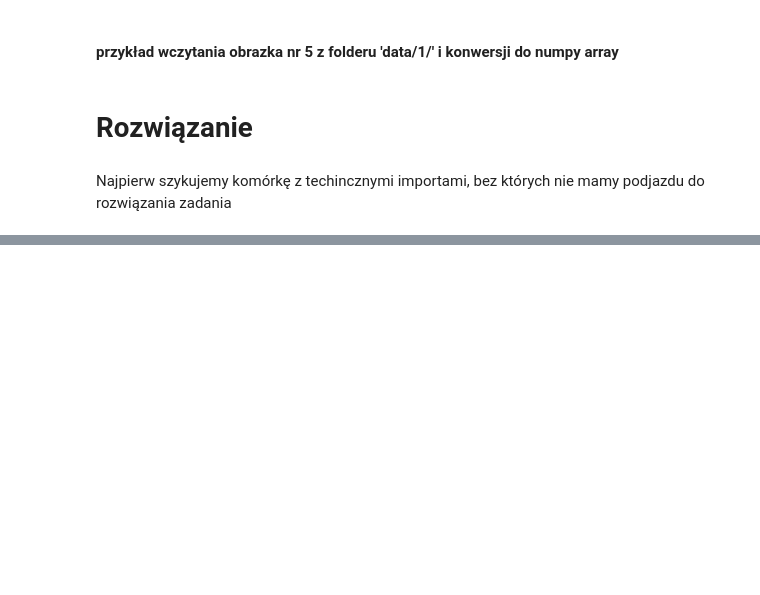
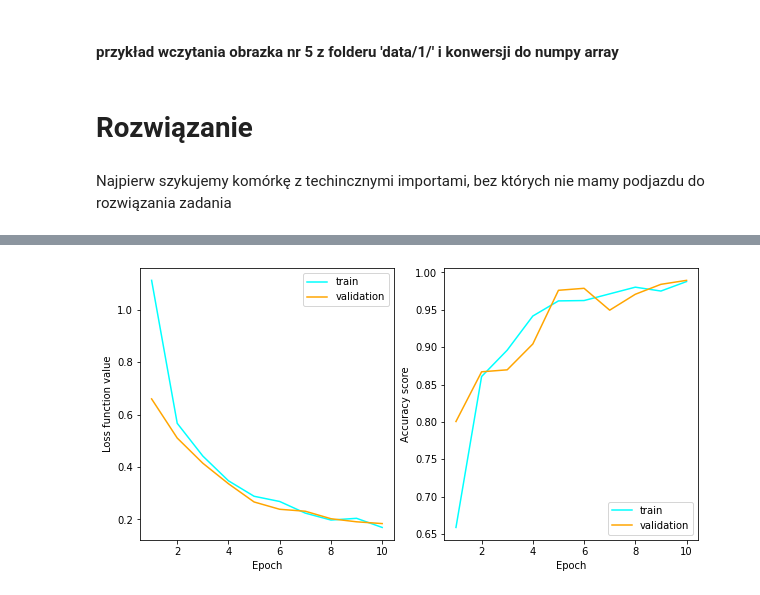
Before and after one commit to K4cp3rski/ML_FUW, a Jupyter notebook: Cybiński_Praca_domowa_3.ipynb, the cells around one changed output, grey strips where cells are left out. Drawn from its saved outputs; the diff is of its cells as text; code cells hidden in the pictures; blank space fills up the shorter version.

```diff
--- a/Cybiński_Praca_domowa_3.ipynb
+++ b/Cybiński_Praca_domowa_3.ipynb
@@ -129,0 +214,2 @@ rng = np.random.RandomState(seed)
+# %%
+train_set, test_set, train_labels, test_labels = train_test_split_tensors(images, labels, test_size=0.3, shuffle=True, stratify=labels)
@@ -129,0 +251,16 @@ rng = np.random.RandomState(seed)
+# %%
+def getModelWithRegularisation(nFilters, kernel_size, pool_size, nNeurons, nHiddenLayers, dropout_rate, l2_lambda, inputShape, outputWidth):
+    inputs = tf.keras.Input(shape=inputShape)
+    x = inputs
+    x = (tf.keras.layers.Rescaling(1./255))(x)
+    for iHidden in range(nHiddenLayers):
+        x = tf.keras.layers.Conv2D(filters=nFilters, kernel_size=kernel_size, activation=tf.nn.relu, kernel_regularizer=tf.keras.regularizers.l2(l2_lambda))(x)
+        x = tf.keras.layers.MaxPooling2D(pool_size=pool_size)(x)
+        x = tf.keras.layers.Dropout(dropout_rate)(x)
+
+    x = tf.keras.layers.Flatten()(x)
+    x = tf.keras.layers.Dense(nNeurons, activation=tf.nn.relu, kernel_regularizer=tf.keras.regularizers.l2(l2_lambda))(x)
+    outputs = tf.keras.layers.Dense(outputWidth, activation=tf.nn.softmax)(x)
+    model = tf.keras.Model(inputs=inputs, outputs=outputs)
+    model.compile(loss='categorical_crossentropy', optimizer='adam', metrics=['accuracy'])
+    return model
@@ -129,0 +269,17 @@ rng = np.random.RandomState(seed)
+# %%
+verb=1
+dropout_rate = 0.2
+l2_lambda = 0.001
+epochs = 10
+batch_size = 128
+nFilters = 32
+kernel_size = 3
+pool_size = (2,2)
+nNeurons = 128
+nHiddenLayers = 1
+inputShape = (100, 100, 1)
+outputWidth = 3
+# %%
+model_primo = getModelWithRegularisation(nFilters, kernel_size, pool_size, nNeurons, nHiddenLayers, dropout_rate, l2_lambda, inputShape, outputWidth)
+
+model_primo_fit = model_primo.fit(train_set, train_labels, epochs=epochs, batch_size=batch_size, validation_data=(test_set, test_labels), verbose=verb, use_multiprocessing=True, validation_split=0.15)
@@ -129,0 +309,4 @@ rng = np.random.RandomState(seed)
+# %%
+plotTrainingHistory(model_primo_fit)
+# %% [output]
+[figure, added]
```
Also changed, not shown: parts of 29 cells of this notebook, 4 other files.
